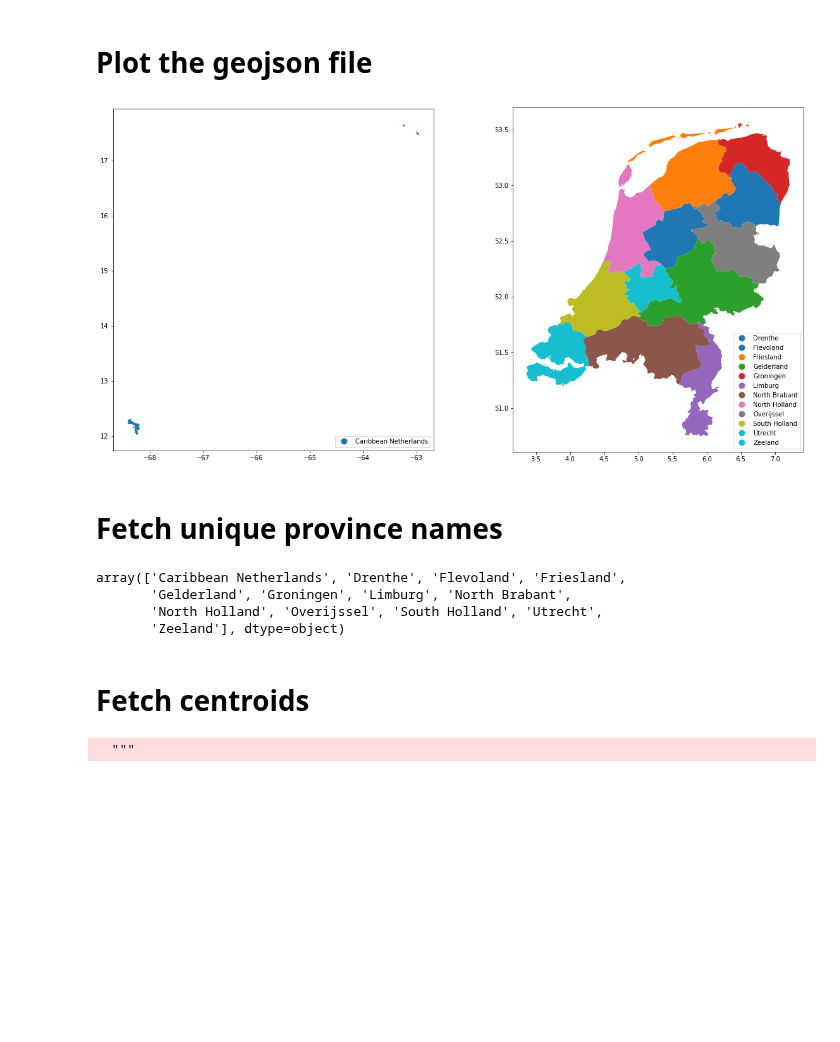
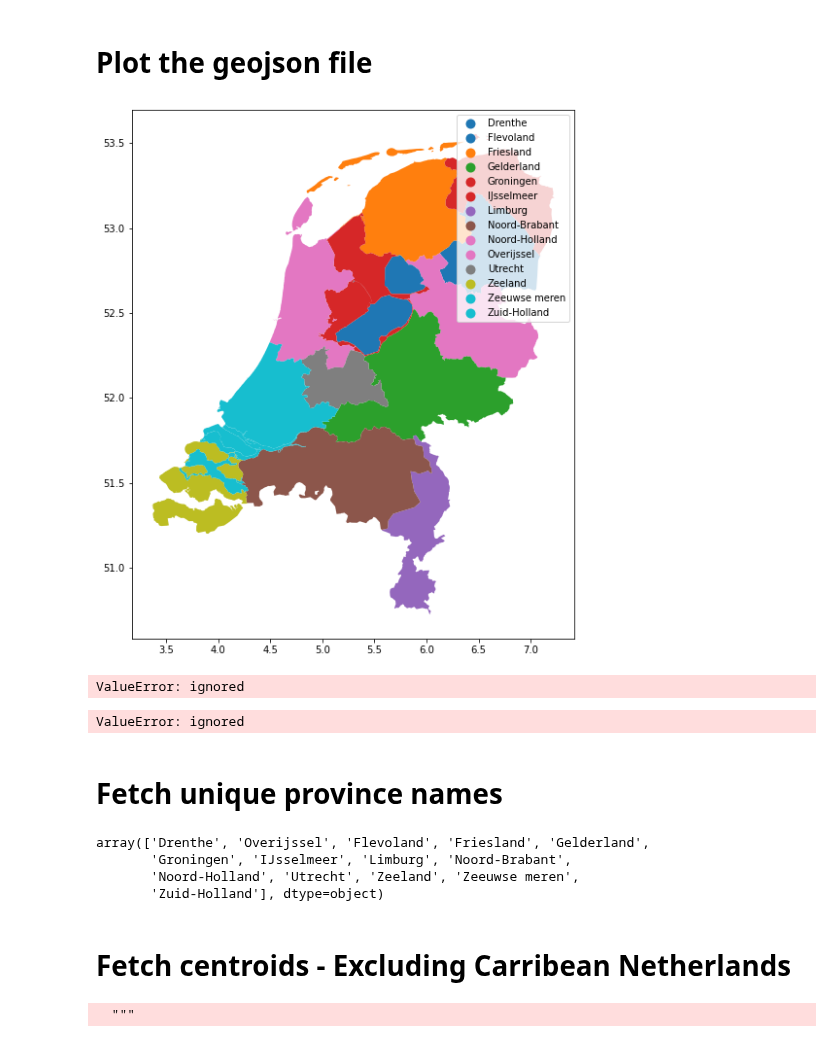
Before and after one commit to OmdenaAI/omdena-netherlands-circular-economy, a Jupyter notebook: src/tasks/task-1-data-extraction/Netherlands_Initial_Exploration.ipynb, the cells around one changed output. Cells and saved outputs as stored; diff of their text form; code cells hidden in the pictures; blank space fills up the shorter version.

Commit message:
Visualization now working

```diff
--- a/src/tasks/task-1-data-extraction/Netherlands_Initial_Exploration.ipynb
+++ b/src/tasks/task-1-data-extraction/Netherlands_Initial_Exploration.ipynb
@@ -107,30 +100,37 @@ provinces.head(10)
 # %% [markdown]
 # Plot the geojson file
+# %%
+fig, ax = plt.subplots(1, figsize=(10, 10))
+provinces.plot('name_1', legend=True, ax=ax)
+plt.show()
+# %% [output]
+[figure, added]
 # %%
 fig, ax = plt.subplots(1,2 ,figsize=(20, 10))
-caribbean_net = provinces[provinces['name'] == 'Caribbean Netherlands']
-mainland = provinces[provinces['name'] != 'Caribbean Netherlands']
-caribbean_net.plot('name',
+caribbean_net = provinces[provinces['name_1'] == 'Caribbean Netherlands']
+mainland = provinces[provinces['name_1'] != 'Caribbean Netherlands']
+caribbean_net.plot('name_1',
                     legend=True,
                     ax = ax[0],
                     legend_kwds={'loc':'lower right'})
-mainland.plot('name',
+mainland.plot('name_1',
                legend=True,
                ax=ax[1],
                legend_kwds={'loc':'lower right'})
 plt.show()
 # %% [output]
-[figure, removed]
+ValueError: ignored
+ValueError: ignored
 # %% [markdown]
 # Fetch unique province names
 # %%
-provinces['name'].unique()
+provinces['name_1'].unique()
 # %% [output]
-array(['Caribbean Netherlands', 'Drenthe', 'Flevoland', 'Friesland',
-       'Gelderland', 'Groningen', 'Limburg', 'North Brabant',
-       'North Holland', 'Overijssel', 'South Holland', 'Utrecht',
-       'Zeeland'], dtype=object)
+array(['Drenthe', 'Overijssel', 'Flevoland', 'Friesland', 'Gelderland',
+       'Groningen', 'IJsselmeer', 'Limburg', 'Noord-Brabant',
+       'Noord-Holland', 'Utrecht', 'Zeeland', 'Zeeuwse meren',
+       'Zuid-Holland'], dtype=object)
 # %% [markdown]
-# Fetch centroids
+# Fetch centroids - Excluding Carribean Netherlands
 # %%
 province_centroids = {}
```
Also changed, not shown: parts of 35 cells of this notebook.
